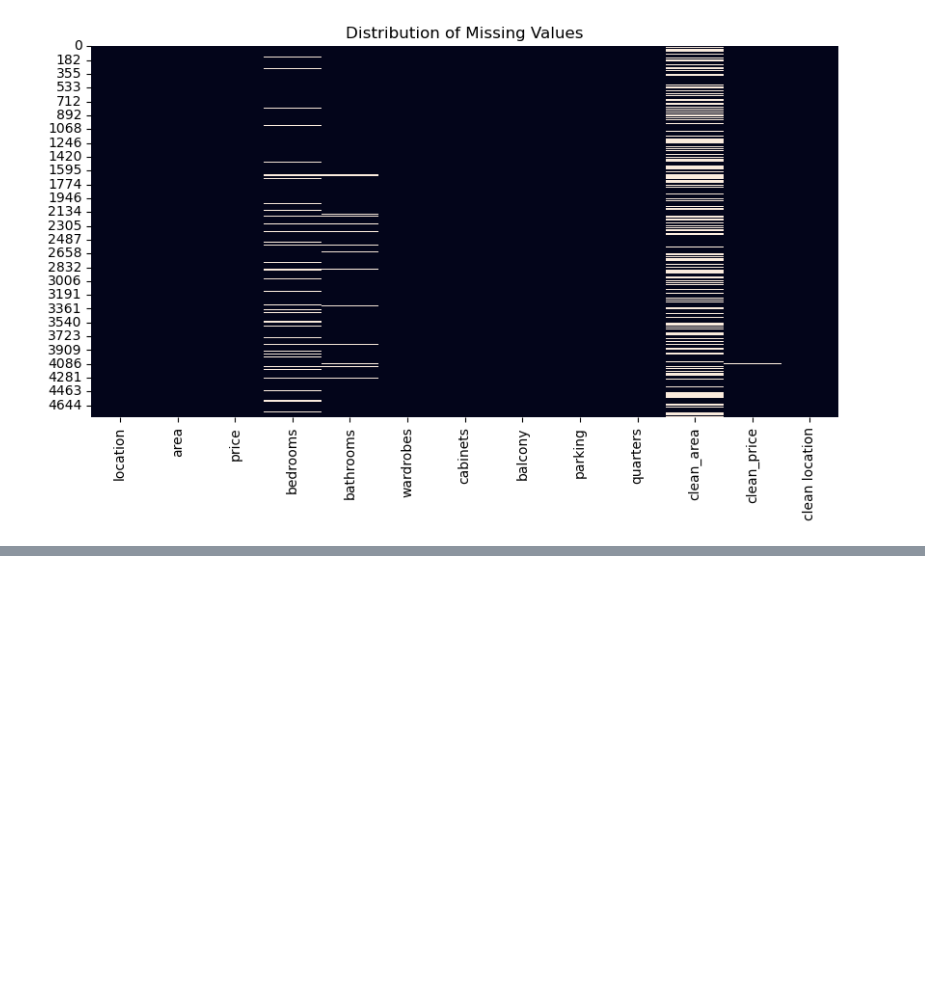
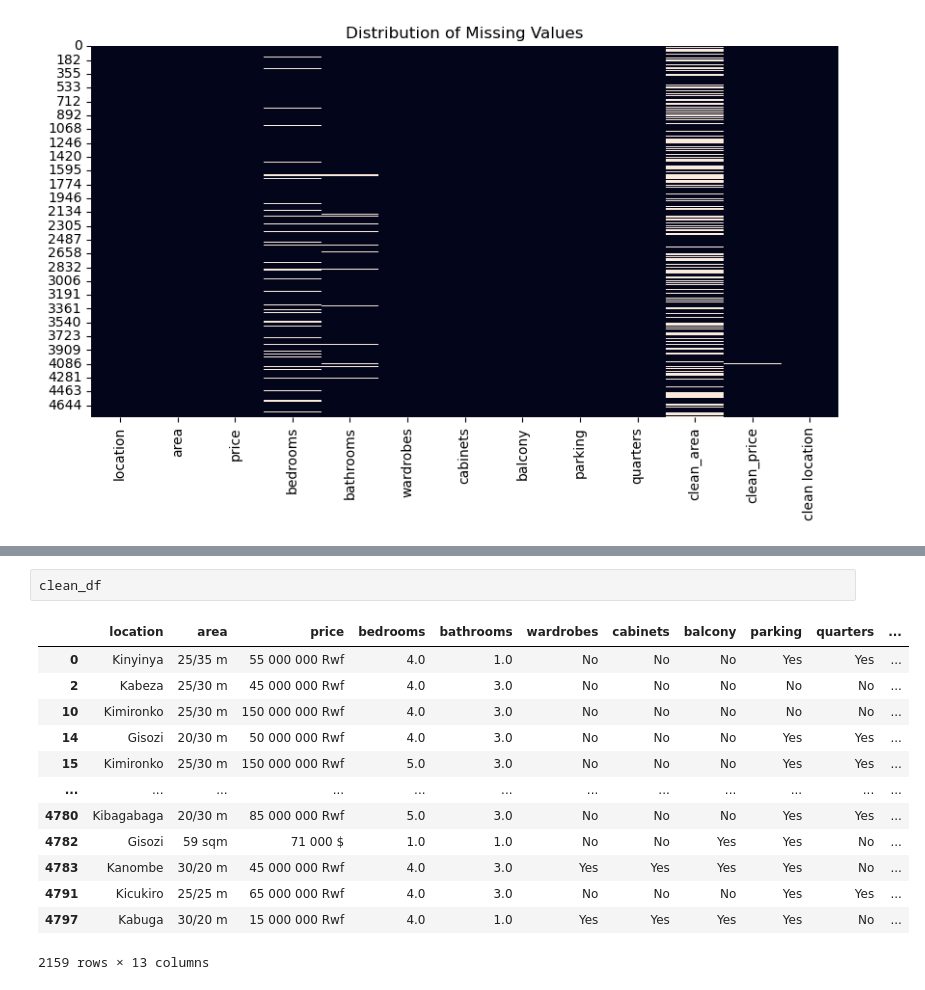
Before and after one commit to Rootkiti/ict_chember_classes, a Jupyter notebook: ml wolkthrough.ipynb, the cells around one changed output, grey strips where cells are left out. Cells and saved outputs as stored; diff of their text form; blank space fills up the shorter version.

```diff
--- a/ml wolkthrough.ipynb
+++ b/ml wolkthrough.ipynb
@@ -272,0 +310,16 @@ plot_missing_values(clean_df)
+# %%
+clean_df
+# %% [output]
+|  | location | area | price | bedrooms | bathrooms | wardrobes | cabinets | balcony | parking | quarters | ... |
+| 0 | Kinyinya | 25/35 m | 55 000 000 Rwf | 4.0 | 1.0 | No | No | No | Yes | Yes | ... |
+| 2 | Kabeza | 25/30 m | 45 000 000 Rwf | 4.0 | 3.0 | No | No | No | No | No | ... |
+| 10 | Kimironko | 25/30 m | 150 000 000 Rwf | 4.0 | 3.0 | No | No | No | No | No | ... |
+| 14 | Gisozi | 20/30 m | 50 000 000 Rwf | 4.0 | 3.0 | No | No | No | Yes | Yes | ... |
+| 15 | Kimironko | 25/30 m | 150 000 000 Rwf | 5.0 | 3.0 | No | No | No | Yes | Yes | ... |
+| ... | ... | ... | ... | ... | ... | ... | ... | ... | ... | ... | ... |
+| 4780 | Kibagabaga | 20/30 m | 85 000 000 Rwf | 5.0 | 3.0 | No | No | No | Yes | Yes | ... |
+| 4782 | Gisozi | 59 sqm | 71 000 $ | 1.0 | 1.0 | No | No | Yes | Yes | No | ... |
+| 4783 | Kanombe | 30/20 m | 45 000 000 Rwf | 4.0 | 3.0 | Yes | Yes | Yes | Yes | No | ... |
+| 4791 | Kicukiro | 25/25 m | 65 000 000 Rwf | 4.0 | 3.0 | No | No | No | Yes | Yes | ... |
+| 4797 | Kabuga | 30/20 m | 15 000 000 Rwf | 4.0 | 1.0 | Yes | Yes | Yes | Yes | No | ... |
+2159 rows × 13 columns
```
Also changed, not shown: parts of 10 cells of this notebook.
